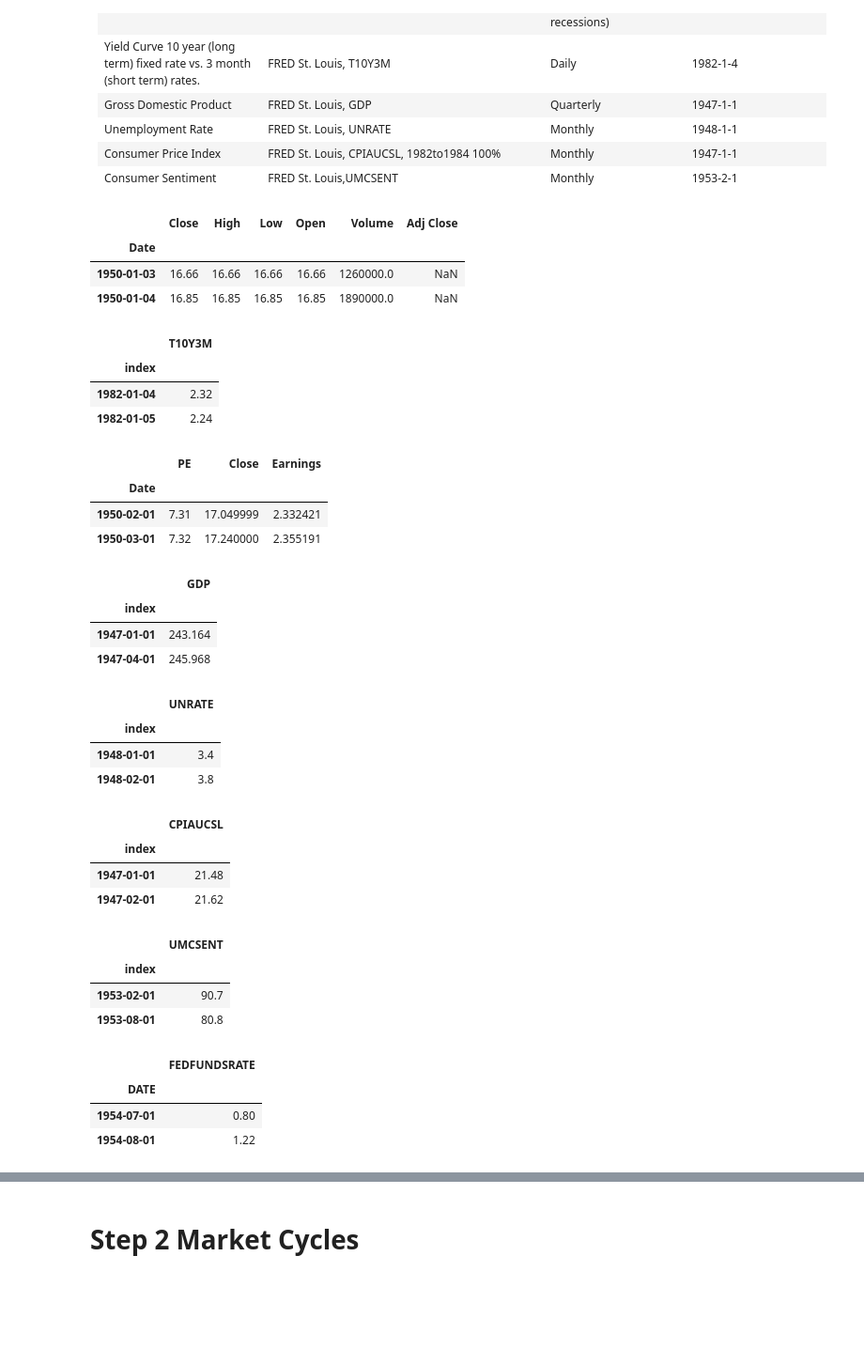
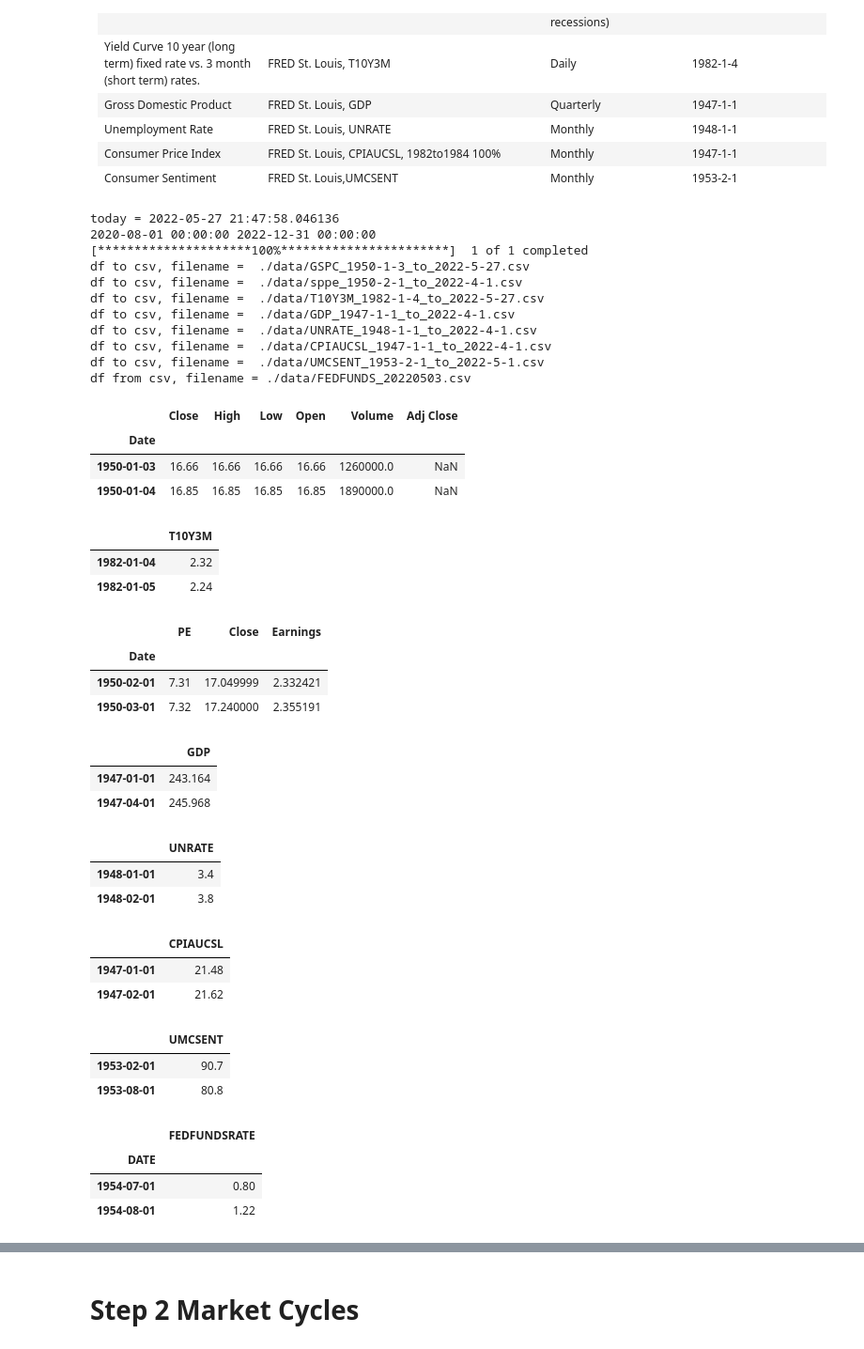
Before and after one commit to Aljgutier/Pyquant, a Jupyter notebook: SP500_MktCycle_Data_2.ipynb, the cells around one changed output, grey strips where cells are left out. Shown at 94% size. Drawn from its saved outputs; the diff is of its cells as text; code cells hidden in the pictures; blank space fills up the shorter version.

```diff
--- a/SP500_MktCycle_Data_2.ipynb
+++ b/SP500_MktCycle_Data_2.ipynb
@@ -234,7 +234,7 @@ df_fedfunds = pd.read_csv(fedfunds_file,index_col=0,header=0,parse_dates=True)
 
 # update data and append, if update_data == True
 #  the data is first imported from sources as above with
-update_data=False
+update_data=True
 
 if update_data==True:
     print('today =',dt.datetime.today())
@@ -267,7 +267,7 @@ if update_data==True:
     df_cpiaucsl=fred_getappend('CPIAUCSL',start,end,df=df_cpiaucsl,API_KEY_FRED=fred_api_key,save=True,savedir='./data')
     # U Mich. Consumer Sentiment ... https://fred.stlouisfed.org/series/UMCSENT
     df_umcsent=fred_getappend('UMCSENT',start,end,df=df_umcsent,API_KEY_FRED=fred_api_key,save=True,savedir='./data')
-    print(f'df from csv, filename = {fedfuds_file}')
+    print(f'df from csv, filename = {fedfunds_file}')
 
 display(df_sp500.head(2))
 display(df_t10y3m.head(2))
@@ -282,34 +282,44 @@ display(df_fedfunds.head(2))
 #2020-08-01 00:00:00 2020-10-06 00:00:00
 #[*********************100%***********************]  1 of 1 completed
 #df to csv, filename =  ./data/GSPC_1950-1-3_to_2020-10-5.csv
 #df to csv, filename =  ./data/sp500_pe_daily_1950-1-3_to_2020-10-5.csv
 #df to csv, filename =  ./data/T10Y3M_1982-1-4_to_2020-10-5.csv
 #df to csv, filename =  ./data/GDP_1947-1-1_to_2020-4-1.csv
 #df to csv, filename =  ./data/UNRATE_1948-1-1_to_2020-9-1.csv
 #df to csv, filename =  ./data/CPIAUCSL_1947-1-1_to_2020-8-1.csv
 #df to csv, filename =  ./data/UMCSENT_1953-2-1_to_2020-8-1.csv
 
 
 
 #today = 2022-05-20 09:35:26.286132
 #2020-08-01 00:00:00 2022-12-31 00:00:00
 #[*********************100%***********************]  1 of 1 completed
 #df to csv, filename =  ./data/GSPC_1950-1-3_to_2022-5-20.csv
 #df to csv, filename =  ./data/sppe_1950-2-1_to_2022-4-1.csv
 #df to csv, filename =  ./data/T10Y3M_1982-1-4_to_2022-5-19.csv
 #df to csv, filename =  ./data/GDP_1947-1-1_to_2022-4-1_est.csv ... add estimate for 1Q GDP
 #df to csv, filename =  ./data/UNRATE_1948-1-1_to_2022-4-1.csv
 # CPI  https://www.bls.gov/regions/mid-atlantic/data/consumerpriceindexhistorical_us_table.htm
 #df to csv, filename =  ./data/CPIAUCSL_1947-1-1_to_2022-4-1.csv
 # UMCSENT  https://fred.stlouisfed.org/series/UMCSENT
 #df to csv, filename =  ./data/UMCSENT_1953-2-1_to_2022-5-1.csv  ...  manually added April 1 and May 1
 # %% [output]
+today = 2022-05-27 21:47:58.046136
+2020-08-01 00:00:00 2022-12-31 00:00:00
+[*********************100%***********************]  1 of 1 completed
+df to csv, filename =  ./data/GSPC_1950-1-3_to_2022-5-27.csv
+df to csv, filename =  ./data/sppe_1950-2-1_to_2022-4-1.csv
+df to csv, filename =  ./data/T10Y3M_1982-1-4_to_2022-5-27.csv
+df to csv, filename =  ./data/GDP_1947-1-1_to_2022-4-1.csv
+df to csv, filename =  ./data/UNRATE_1948-1-1_to_2022-4-1.csv
+df to csv, filename =  ./data/CPIAUCSL_1947-1-1_to_2022-4-1.csv
+df to csv, filename =  ./data/UMCSENT_1953-2-1_to_2022-5-1.csv
+df from csv, filename = ./data/FEDFUNDS_20220503.csv
 |  | Close | High | Low | Open | Volume | Adj Close |
 | Date |  |  |  |  |  |  |
 | 1950-01-03 | 16.66 | 16.66 | 16.66 | 16.66 | 1260000.0 | NaN |
 | 1950-01-04 | 16.85 | 16.85 | 16.85 | 16.85 | 1890000.0 | NaN |
 |  | T10Y3M |
-| index |  |
 | 1982-01-04 | 2.32 |
 | 1982-01-05 | 2.24 |
 |  | PE | Close | Earnings |
@@ -317,19 +327,15 @@ display(df_fedfunds.head(2))
 | 1950-02-01 | 7.31 | 17.049999 | 2.332421 |
 | 1950-03-01 | 7.32 | 17.240000 | 2.355191 |
 |  | GDP |
-| index |  |
 | 1947-01-01 | 243.164 |
 | 1947-04-01 | 245.968 |
 |  | UNRATE |
-| index |  |
 | 1948-01-01 | 3.4 |
 | 1948-02-01 | 3.8 |
 |  | CPIAUCSL |
-| index |  |
 | 1947-01-01 | 21.48 |
 | 1947-02-01 | 21.62 |
 |  | UMCSENT |
-| index |  |
 | 1953-02-01 | 90.7 |
 | 1953-08-01 | 80.8 |
 |  | FEDFUNDSRATE |
```
Also changed, not shown: parts of 20 cells of this notebook, 4 other files.
